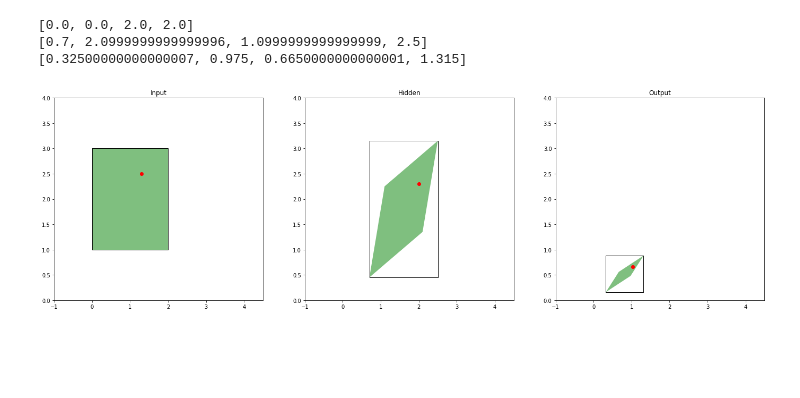
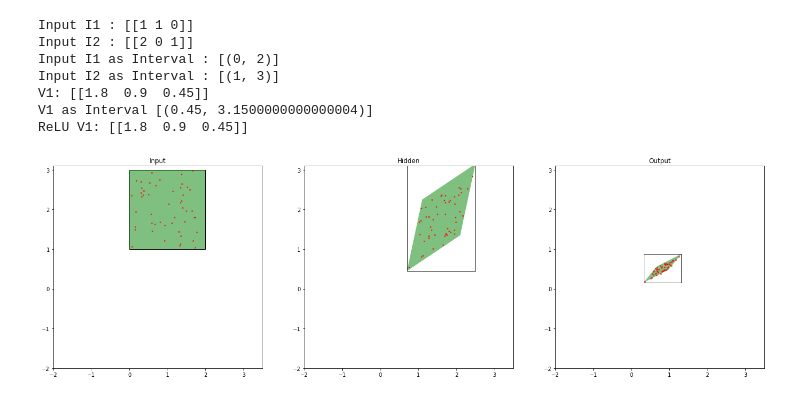
Before and after one commit to DDiekmann/zonotpy, a Jupyter notebook: Testing.ipynb, the cells around one changed output. Cells and saved outputs as stored; diff of their text form; code cells hidden in the pictures; blank space fills up the shorter version.

```diff
--- a/Testing.ipynb
+++ b/Testing.ipynb
@@ -38 +24,25 @@ network = {'v1': [0.2, 0.7], 'v2': [0.9, 0.45], 'o1': [0.4, 0.1], 'o2': [0.1, 0.
+# %%
+input = zono(values = np.array([[1, 1, 0], [2, 0, 1]]))
+i1, i2 = input.split()
+print(f"Input I1 : {i1}")
+print(f"Input I2 : {i2}")
+
+print(f"Input I1 as Interval : {i1.to_intervals()}")
+print(f"Input I2 as Interval : {i2.to_intervals()}")
+
+v1 = zf.affine(network['v2'], i1, i2)
+
+print(f"V1: {v1}")
+
+print(f"V1 as Interval {v1.to_intervals()}")
+
+v1_relu = zf.relu(v1)
+# %% [output]
+Input I1 : [[1 1 0]]
+Input I2 : [[2 0 1]]
+Input I1 as Interval : [(0, 2)]
+Input I2 as Interval : [(1, 3)]
+V1: [[1.8  0.9  0.45]]
+V1 as Interval [(0.45, 3.1500000000000004)]
+ReLU V1: [[1.8  0.9  0.45]]
 # %%
@@ -51,33 +79,31 @@ def example_point(fig, ax, input = (1, 2)):
 # %%
 fig, ax = create_plot()
 
-example_point(fig, ax, input=(1.3, 2.5))
+input = zono(values = np.array([[1, 1, 0], [2, 0, 1]]))
+i1, i2 = input.split()
 
-input = zono(values = np.array([[1, 1, 0], [2, 0, 1]]))
+i1_i = i1.to_intervals()[0]
+i2_i = i2.to_intervals()[0]
+interval.visualize(i1_i, i2_i, fig=fig, ax=ax[0])
+v1_i = interval.relu(interval.affine(network['v1'], i1_i, i2_i))
+v2_i = interval.relu(interval.affine(network['v2'], i1_i, i2_i))
+interval.visualize(v1_i, v2_i, fig=fig, ax=ax[1])
+o1_i = interval.relu(interval.affine(network['o1'], v1_i, v2_i))
+o2_i = interval.relu(interval.affine(network['o2'], v1_i, v2_i))
+interval.visualize(o1_i, o2_i, fig=fig, ax=ax[2])
+
 input.visualize(shape=True, fig=fig, ax=ax[0])
-i1, i2 = input.split()
-v1 = zono_functions.relu(zono_functions.affine(network['v1'], i1, i2))
-v2 = zono_functions.relu(zono_functions.affine(network['v2'], i1, i2))
+v1 = zf.relu(zf.affine(network['v1'], i1, i2))
+v2 = zf.relu(zf.affine(network['v2'], i1, i2))
 hidden = v1.combine(v2)
 hidden.visualize(shape=True, fig=fig, ax=ax[1])
-o1 = zono_functions.relu(zono_functions.affine(network['o1'], v1, v2))
-o2 = zono_functions.relu(zono_functions.affine(network['o2'], v1, v2))
+o1 = zf.relu(zf.affine(network['o1'], v1, v2))
+o2 = zf.relu(zf.affine(network['o2'], v1, v2))
 output = o1.combine(o2)
 output.visualize(shape=True, fig=fig, ax=ax[2])
 
-i1 = (0, 2)
-i2 = (1, 3)
-interval.visualize(i1, i2, fig=fig, ax=ax[0])
-v1 = interval.relu(interval.affine(network['v1'], i1, i2))
-v2 = interval.relu(interval.affine(network['v2'], i1, i2))
-interval.visualize(v1, v2, fig=fig, ax=ax[1])
-o1 = interval.relu(interval.affine(network['o1'], v1, v2))
-o2 = interval.relu(interval.affine(network['o2'], v1, v2))
-interval.visualize(o1, o2, fig=fig, ax=ax[2])
+example_points(fig, ax, input=input, hidden=hidden, output=output, number_of_points=50)
 
 plt.show()
 # %% [output]
-[0.0, 0.0, 2.0, 2.0]
-[0.7, 2.0999999999999996, 1.0999999999999999, 2.5]
-[0.32500000000000007, 0.975, 0.6650000000000001, 1.315]
-[figure, old version]
+[figure, new version]
```
Also changed, not shown: parts of 6 cells of this notebook.
